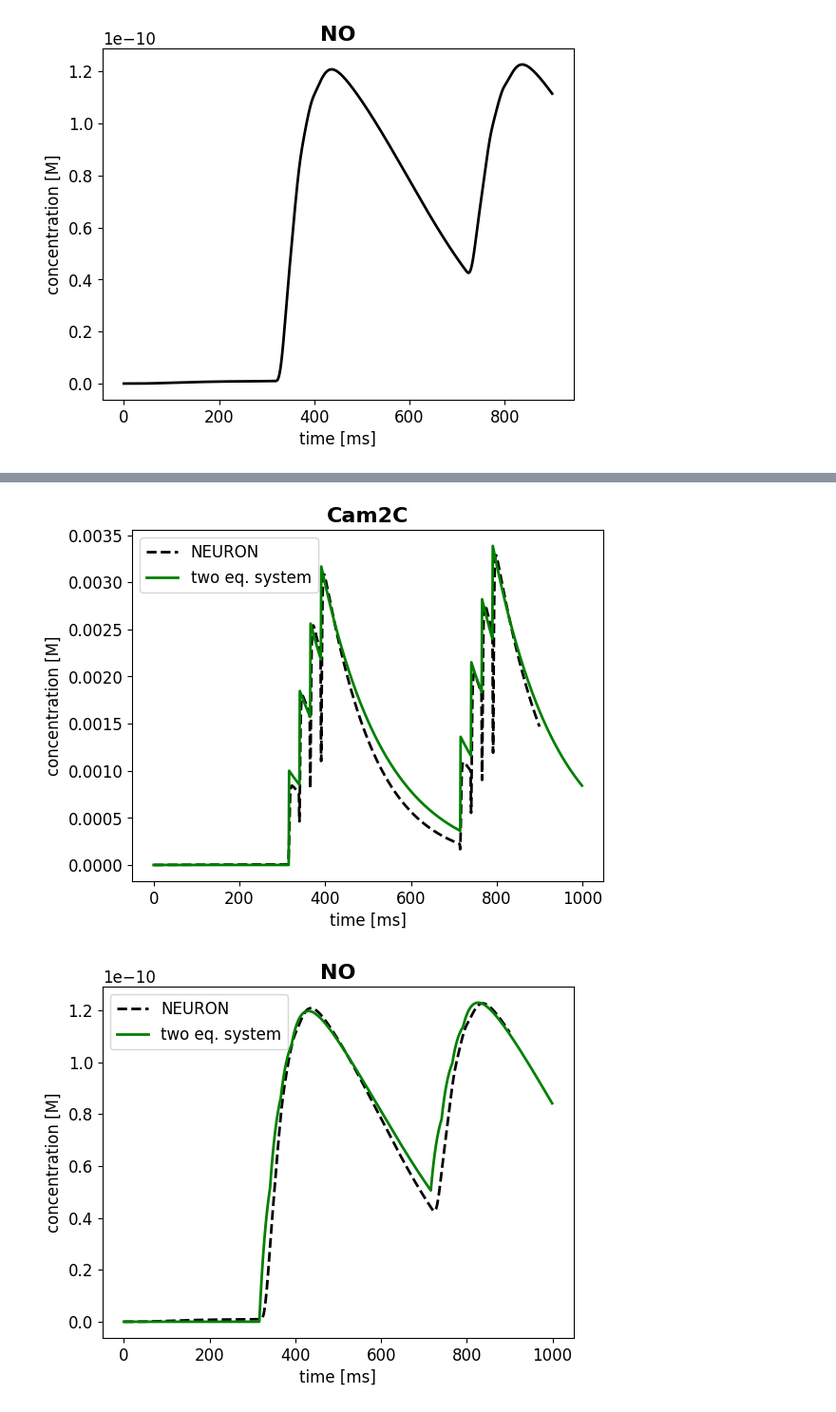
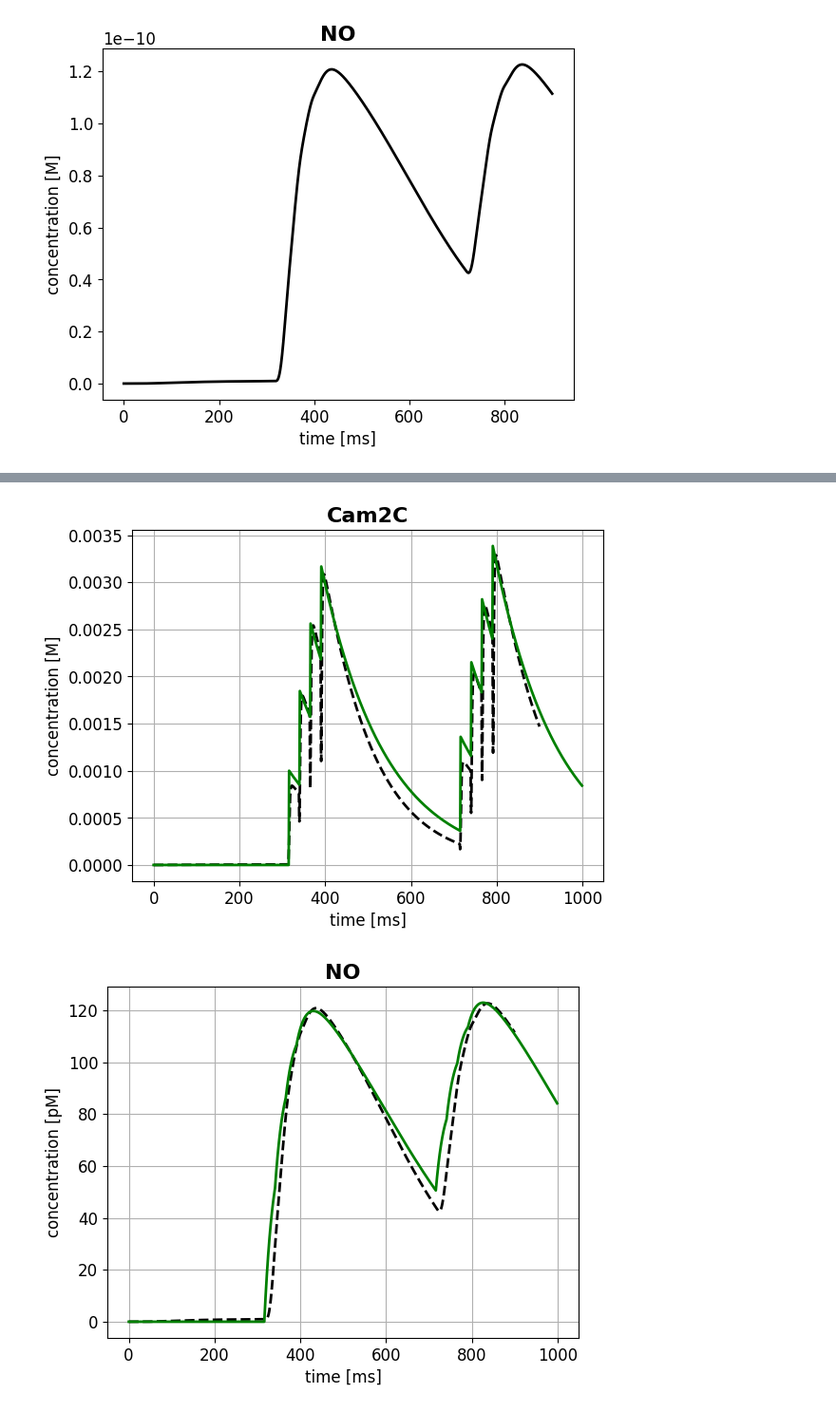
Before and after one commit to alessandratrapani/NODS, a Jupyter notebook: comparison_with_NEURON.ipynb, the cells around one changed output, grey strips where cells are left out. Shown at 95% size. Cells and saved outputs as stored; diff of their text form; code cells hidden in the pictures.

```diff
--- a/comparison_with_NEURON.ipynb
+++ b/comparison_with_NEURON.ipynb
@@ -104,18 +106,20 @@ plt.plot(Ca*1e-3,'g',  linewidth=2, label = 'two eq. system')
 plt.xlabel('time [ms]')
 plt.ylabel('concentration [M]')
 plt.title('Cam2C', fontsize=16,fontweight ='bold')
-plt.legend()
+plt.grid(visible=True)
+plt.savefig('Cam2c_neuron.png')
 plt.show()
 # %% [output]
-[figure, old version]
+[figure, new version]
 # %%
 NO = np.loadtxt('data/03_grc_no.txt')
-plt.plot(NO[:,0],NO[:,1], '--k' ,linewidth=2, label = 'NEURON')
-plt.plot(nNOS*A, 'g',linewidth=2, label = 'two eq. system')
+plt.plot(NO[:,0],NO[:,1]*10**(12), '--k' ,linewidth=2, label = 'NEURON')
+plt.plot(nNOS*A*10**(12), 'g',linewidth=2, label = 'two eq. system')
 plt.xlabel('time [ms]')
-plt.ylabel('concentration [M]')
+plt.ylabel('concentration [pM]')
 plt.title('NO', fontsize=16,fontweight ='bold')
-plt.legend()
+plt.grid(visible=True)
+plt.savefig('NO_neuron.png')
 plt.show()
 # %% [output]
-[figure, old version]
+[figure, new version]
```
Also changed, not shown: parts of 2 cells of this notebook, 4 other files.
